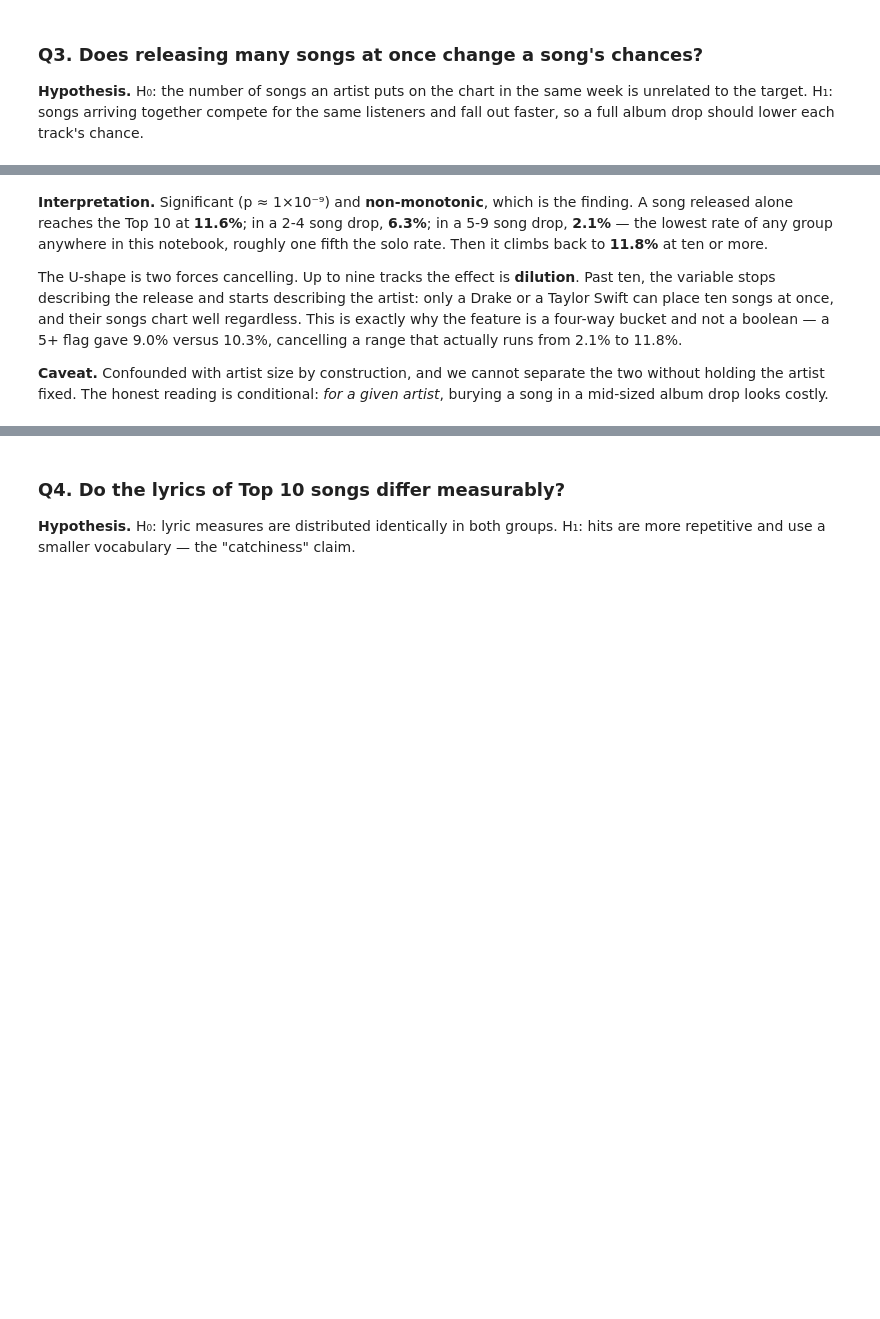
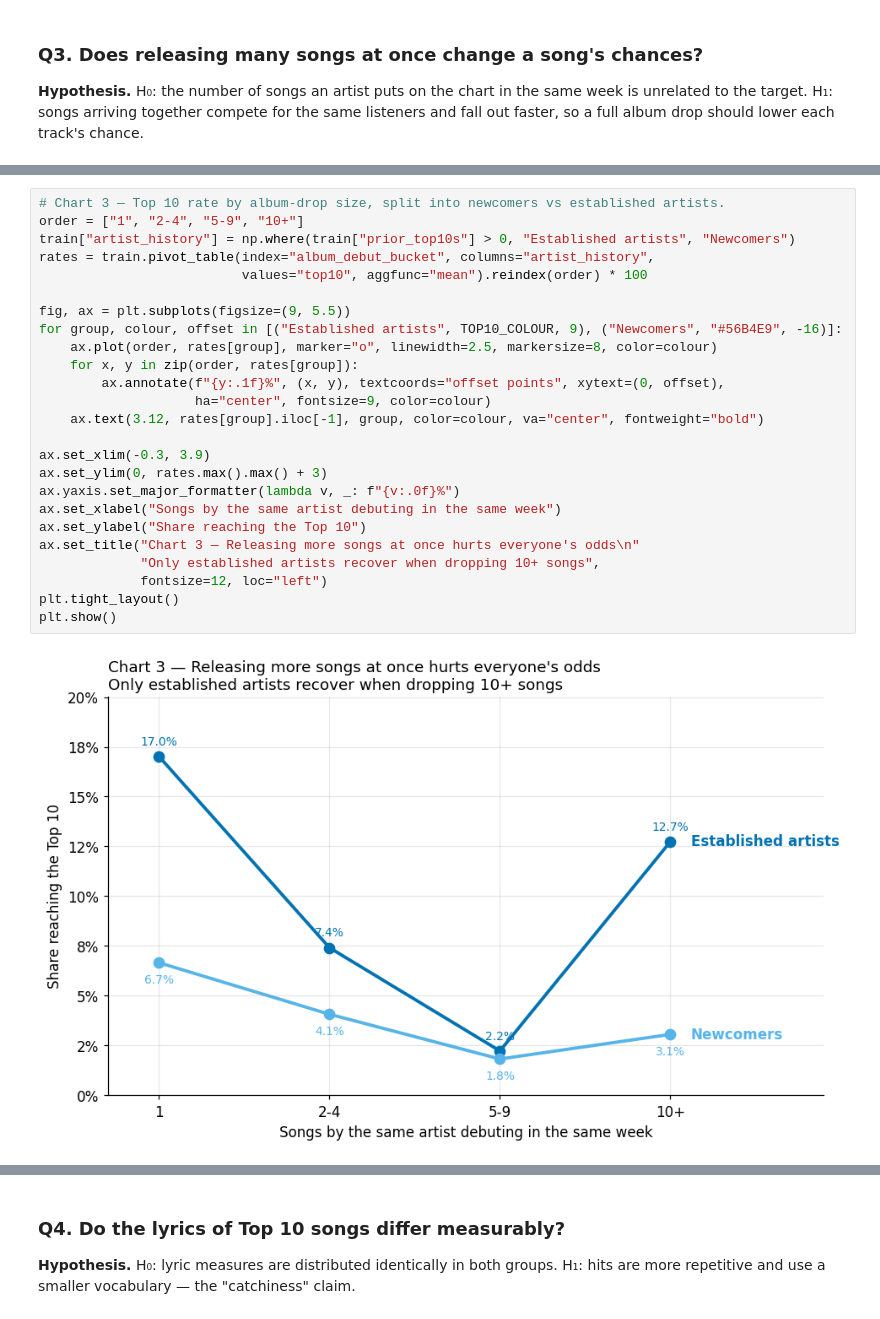
Before and after one commit to otawfik/billboard-top10, a Jupyter notebook: A05-Billboard-Top-10-Or-Not.ipynb, the cells around one changed output, grey strips where cells are left out. Drawn from its saved outputs; the diff is of its cells as text; blank space fills up the shorter version.

```diff
--- a/A05-Billboard-Top-10-Or-Not.ipynb
+++ b/A05-Billboard-Top-10-Or-Not.ipynb
@@ -533,16 +566,27 @@ plt.show()
-# %% [markdown]
-**Interpretation.** Significant (p ≈ 1×10⁻⁹) and **non-monotonic**, which is the
-finding. A song released alone reaches the Top 10 at **11.6%**; in a 2-4 song drop,
-**6.3%**; in a 5-9 song drop, **2.1%** — the lowest rate of any group anywhere in this
-notebook, roughly one fifth the solo rate. Then it climbs back to **11.8%** at ten or
-more.
-
-The U-shape is two forces cancelling. Up to nine tracks the effect is **dilution**.
-Past ten, the variable stops describing the release and starts describing the artist:
-only a Drake or a Taylor Swift can place ten songs at once, and their songs chart well
-regardless. This is exactly why the feature is a four-way bucket and not a boolean — a
-5+ flag gave 9.0% versus 10.3%, cancelling a range that actually runs from 2.1% to 11.8%.
-
-**Caveat.** Confounded with artist size by construction, and we cannot separate the two
-without holding the artist fixed. The honest reading is conditional: *for a given artist*,
-burying a song in a mid-sized album drop looks costly.
+# %%
+# Chart 3 — Top 10 rate by album-drop size, split into newcomers vs established artists.
+order = ["1", "2-4", "5-9", "10+"]
+train["artist_history"] = np.where(train["prior_top10s"] > 0, "Established artists", "Newcomers")
+rates = train.pivot_table(index="album_debut_bucket", columns="artist_history",
+                          values="top10", aggfunc="mean").reindex(order) * 100
+
+fig, ax = plt.subplots(figsize=(9, 5.5))
+for group, colour, offset in [("Established artists", TOP10_COLOUR, 9), ("Newcomers", "#56B4E9", -16)]:
+    ax.plot(order, rates[group], marker="o", linewidth=2.5, markersize=8, color=colour)
+    for x, y in zip(order, rates[group]):
+        ax.annotate(f"{y:.1f}%", (x, y), textcoords="offset points", xytext=(0, offset),
+                    ha="center", fontsize=9, color=colour)
+    ax.text(3.12, rates[group].iloc[-1], group, color=colour, va="center", fontweight="bold")
+
+ax.set_xlim(-0.3, 3.9)
+ax.set_ylim(0, rates.max().max() + 3)
+ax.yaxis.set_major_formatter(lambda v, _: f"{v:.0f}%")
+ax.set_xlabel("Songs by the same artist debuting in the same week")
+ax.set_ylabel("Share reaching the Top 10")
+ax.set_title("Chart 3 — Releasing more songs at once hurts everyone's odds\n"
+             "Only established artists recover when dropping 10+ songs",
+             fontsize=12, loc="left")
+plt.tight_layout()
+plt.show()
+# %% [output]
+[figure, added]
```
Also changed, not shown: parts of 44 cells of this notebook.
